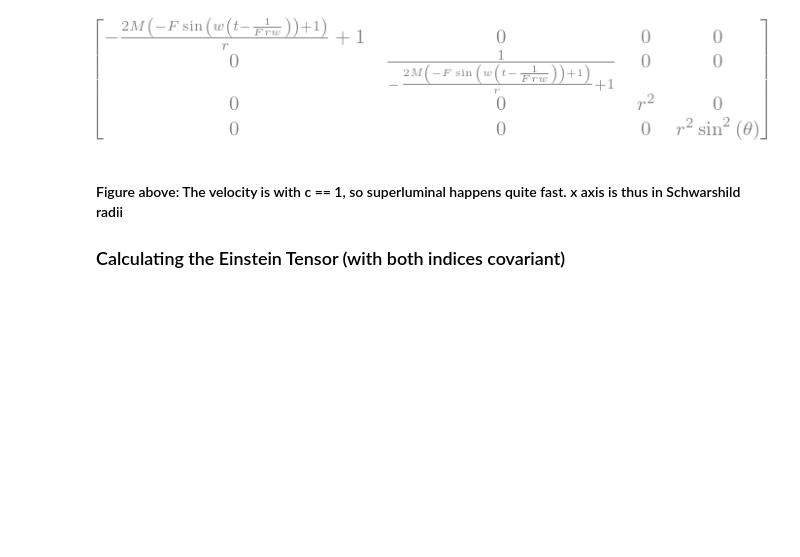
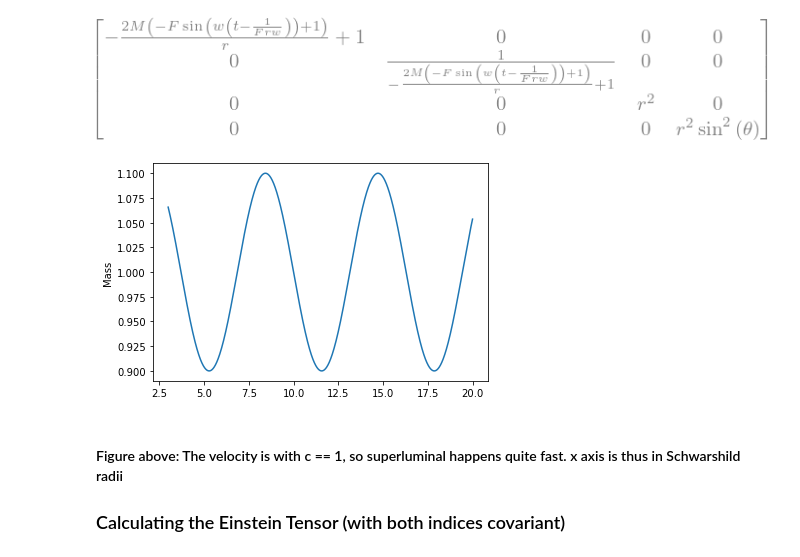
Before and after one commit to tomandersen/jupyter, a Jupyter notebook: 2022/Essay2022Paper/Solution Metrics/Birkoff-Rsq.ipynb, the cells around one changed output. Drawn from its saved outputs; the diff is of its cells as text; code cells hidden in the pictures; blank space fills up the shorter version.

```diff
--- a/2022/Essay2022Paper/Solution Metrics/Birkoff-Rsq.ipynb
+++ b/2022/Essay2022Paper/Solution Metrics/Birkoff-Rsq.ipynb
@@ -22,22 +22,22 @@ warnings.filterwarnings("ignore", category=UserWarning)
 # %% [markdown]
 # sin wave outgoing
 # %%
-syms = sympy.symbols("t r theta phi")
+t, r, theta, phi = sympy.symbols("t r theta phi")
 G, M, F, a, w = sympy.symbols("G M F a w")
-#a = M*(1 - F*sin(w*(syms[0] - 1/(w*F)*ln(syms[1])))) + M*(1 - F*sin(w*(syms[0] + 1/(w*F)*ln(syms[1]))))
+#a = M*(1 - F*sin(w*(t - 1/(w*F)*ln(r)))) + M*(1 - F*sin(w*(t + 1/(w*F)*ln(r))))
 # use trig identities, standing waves result from in plus out
 Y = 10.0 # Y is a whacky factor - will Y != 1 make the stress energy tensor blow up?
 # Logarithimic
-#a = M*(1 - F*2*sin(w*syms[0])*cos(ln(syms[1])/(Y*F)))
-a = M*(1 - F*sin(w*(syms[0] - 1/(w*F)/syms[1])))
+#a = M*(1 - F*2*sin(w*t)*cos(ln(r)/(Y*F)))
+a = M*(1 - F*sin(w*(t - 1/(w*F)/r)))
 
-#a = M*(1 - F*2*sin(w*syms[0]))
+#a = M*(1 - F*2*sin(w*t))
 
 
 
-mT = sympy.diff(a, syms[0])
+mT = sympy.diff(a, t)
 print(mT)
-mR = sympy.diff(a, syms[1])
+mR = sympy.diff(a, r)
 print(mR)
 
 
@@ -46,23 +46,38 @@ print(mR)
 list2d = [[0 for i in range(4)] for i in range(4)]
 
 #take your pick
-#list2d[0][0] = -mT*mT/(mR*mR)/(1 - 2*a/syms[1])
-#list2d[0][0] = mT/mR/(1 - 2*a/syms[1])
+#list2d[0][0] = -mT*mT/(mR*mR)/(1 - 2*a/r)
+#list2d[0][0] = mT/mR/(1 - 2*a/r)
 
 
-list2d[0][0] = (1 - 2*a/syms[1])
+list2d[0][0] = (1 - 2*a/r)
 
 list2d[0][1] = 0
 list2d[1][0] = 0
-list2d[1][1] = 1/(1 - 2*a/syms[1])
-list2d[2][2] = (syms[1])**2
-list2d[3][3] = (syms[1])**2*(sympy.sin(syms[2]) ** 2)
-sch = MetricTensor(list2d, syms)
+list2d[1][1] = 1/(1 - 2*a/r)
+list2d[2][2] = (r)**2
+list2d[3][3] = (r)**2*(sympy.sin(theta) ** 2)
+sch = MetricTensor(list2d, [t, r, theta, phi])
 sch.tensor()
 # %% [output]
 -F*M*w*cos(w*(t - 1/(F*r*w)))
 -M*cos(w*(t - 1/(F*r*w)))/r**2
 [figure]
+# %%
+###Plot mass function
+# first make the tensor into a function, printing
+
+mass_l = lambdify([t, r, M, F, w], a)
+
+r_vals = np.arange(3.0, 20.0, 0.01)
+
+m_vals = mass_l(r_vals, 1, 1, 0.1, 1)
+
+plt.plot(r_vals, m_vals)
+plt.ylabel("Mass")
+plt.show()
+# %% [output]
+[figure, added]
 # %% [markdown]
 #### Figure above: The velocity is with c == 1, so superluminal happens quite fast. x axis is thus in Schwarshild radii
 
```
Also changed, not shown: parts of 7 cells of this notebook, 7 other files.
